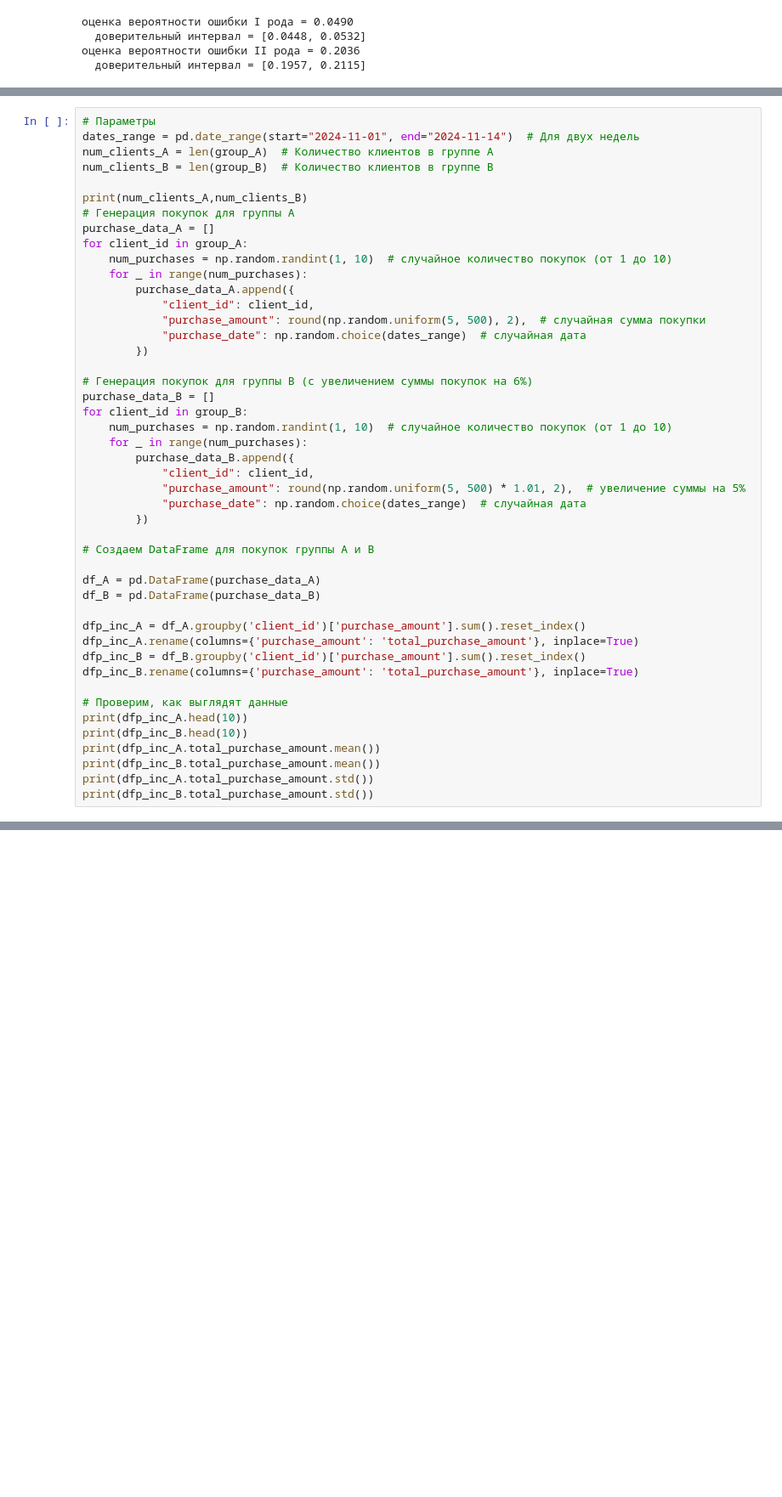
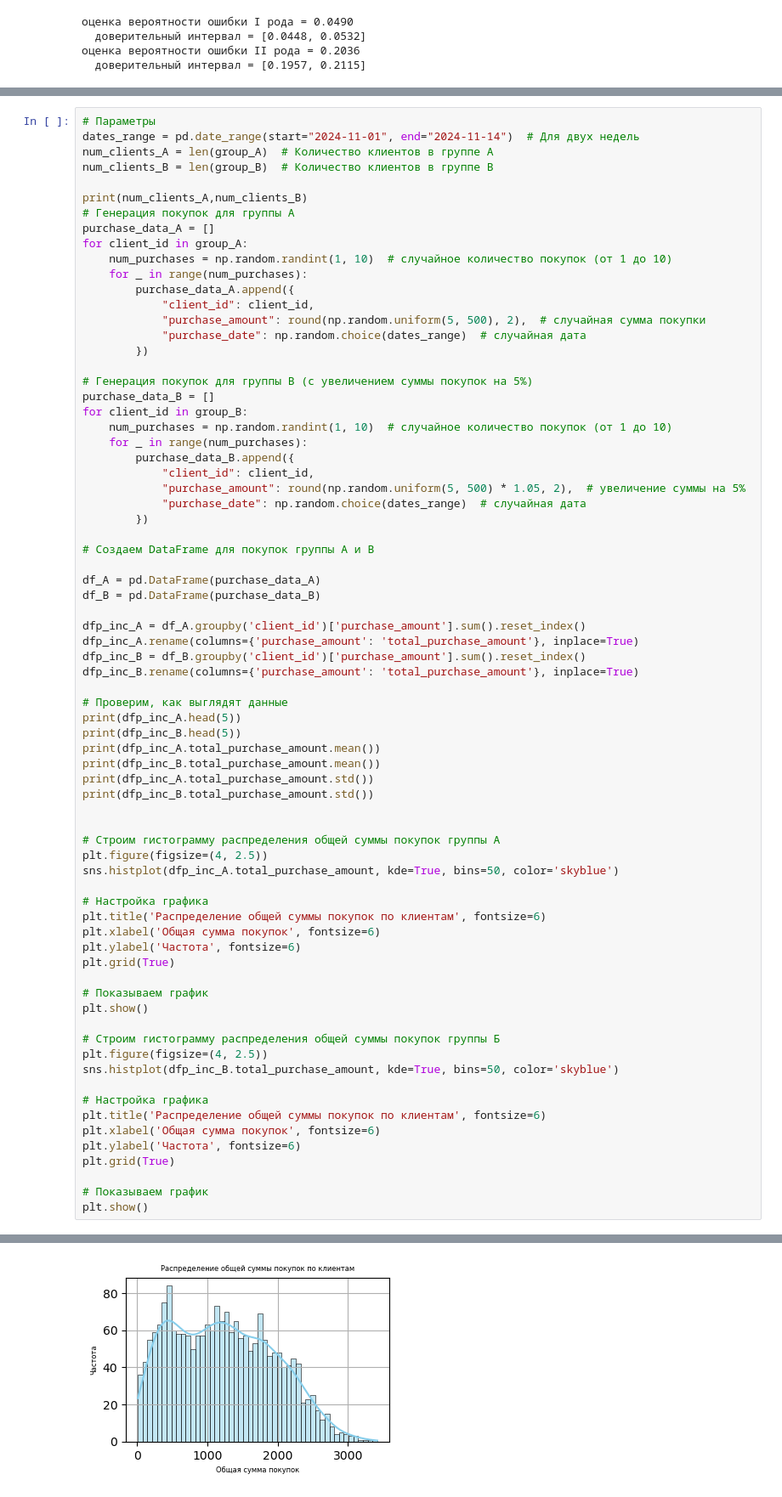
Before and after one commit to Tsyden/AB-testing, a Jupyter notebook: AB_testing_practice.ipynb, the cells around one changed output, grey strips where cells are left out. Shown at 85% size. Drawn from its saved outputs; the diff is of its cells as text; blank space fills up the shorter version.

```diff
--- a/AB_testing_practice.ipynb
+++ b/AB_testing_practice.ipynb
@@ -580,14 +450,14 @@ for client_id in group_A:
             "purchase_date": np.random.choice(dates_range)  # случайная дата
         })
 
-# Генерация покупок для группы B (с увеличением суммы покупок на 6%)
+# Генерация покупок для группы B (с увеличением суммы покупок на 5%)
 purchase_data_B = []
 for client_id in group_B:
     num_purchases = np.random.randint(1, 10)  # случайное количество покупок (от 1 до 10)
     for _ in range(num_purchases):
         purchase_data_B.append({
             "client_id": client_id,
-            "purchase_amount": round(np.random.uniform(5, 500) * 1.01, 2),  # увеличение суммы на 5%
+            "purchase_amount": round(np.random.uniform(5, 500) * 1.05, 2),  # увеличение суммы на 5%
             "purchase_date": np.random.choice(dates_range)  # случайная дата
         })
 
@@ -602,10 +472,37 @@ dfp_inc_B = df_B.groupby('client_id')['purchase_amount'].sum().reset_index()
 dfp_inc_B.rename(columns={'purchase_amount': 'total_purchase_amount'}, inplace=True)
 
 # Проверим, как выглядят данные
-print(dfp_inc_A.head(10))
-print(dfp_inc_B.head(10))
+print(dfp_inc_A.head(5))
+print(dfp_inc_B.head(5))
 print(dfp_inc_A.total_purchase_amount.mean())
 print(dfp_inc_B.total_purchase_amount.mean())
 print(dfp_inc_A.total_purchase_amount.std())
 print(dfp_inc_B.total_purchase_amount.std())
+
+
+# Строим гистограмму распределения общей суммы покупок группы А
+plt.figure(figsize=(4, 2.5))
+sns.histplot(dfp_inc_A.total_purchase_amount, kde=True, bins=50, color='skyblue')
+
+# Настройка графика
+plt.title('Распределение общей суммы покупок по клиентам', fontsize=6)
+plt.xlabel('Общая сумма покупок', fontsize=6)
+plt.ylabel('Частота', fontsize=6)
+plt.grid(True)
+
+# Показываем график
+plt.show()
+
+# Строим гистограмму распределения общей суммы покупок группы Б
+plt.figure(figsize=(4, 2.5))
+sns.histplot(dfp_inc_B.total_purchase_amount, kde=True, bins=50, color='skyblue')
+
+# Настройка графика
+plt.title('Распределение общей суммы покупок по клиентам', fontsize=6)
+plt.xlabel('Общая сумма покупок', fontsize=6)
+plt.ylabel('Частота', fontsize=6)
+plt.grid(True)
+
+# Показываем график
+plt.show()
 # %% [output]
@@ -628,0 +526 @@ print(dfp_inc_B.total_purchase_amount.std())
+[figure, added]
```
Also changed, not shown: parts of 49 cells of this notebook.
